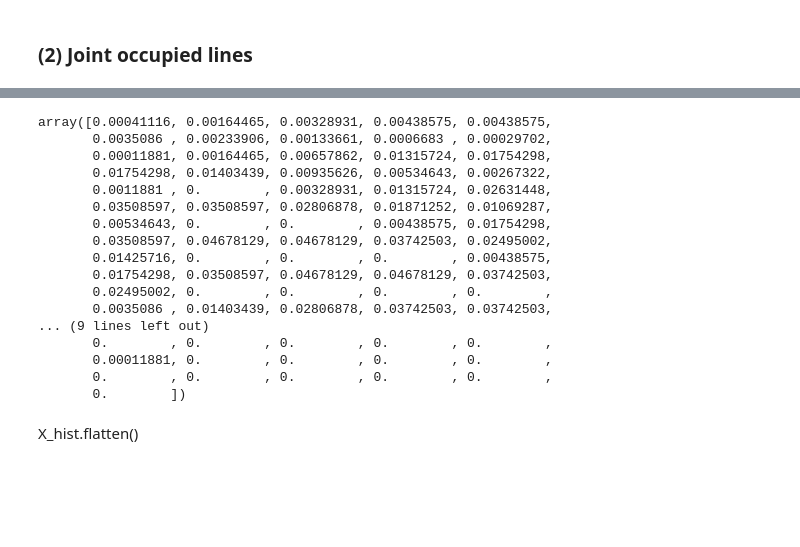
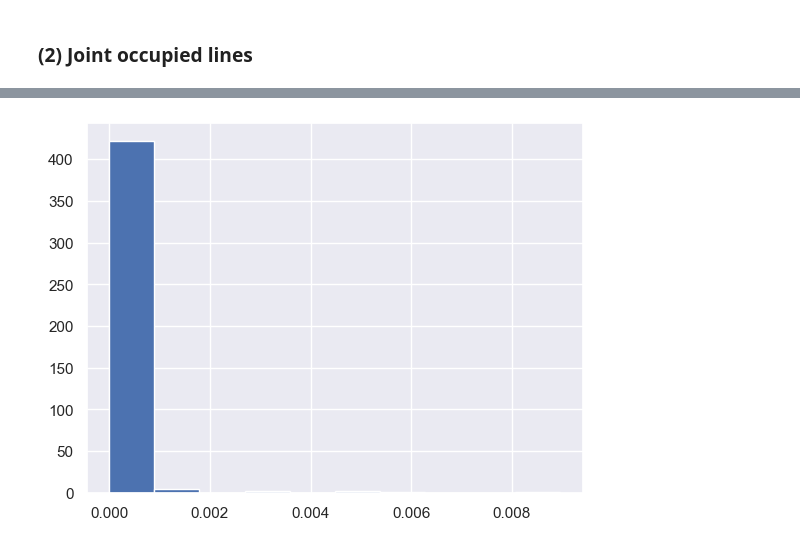
Before and after one commit to SigurdThorlund/02443-stochastic-simulation, a Jupyter notebook: sigurd/5-day/exercise_6.ipynb, the cells around one changed output, grey strips where cells are left out. Cells and saved outputs as stored; diff of their text form; code cells hidden in the pictures; blank space fills up the shorter version.

```diff
--- a/sigurd/5-day/exercise_6.ipynb
+++ b/sigurd/5-day/exercise_6.ipynb
@@ -231,22 +248,34 @@ plt.show()
-# %%
-P.flatten()
-# %% [output]
-array([0.00041116, 0.00164465, 0.00328931, 0.00438575, 0.00438575,
-       0.0035086 , 0.00233906, 0.00133661, 0.0006683 , 0.00029702,
-       0.00011881, 0.00164465, 0.00657862, 0.01315724, 0.01754298,
-       0.01754298, 0.01403439, 0.00935626, 0.00534643, 0.00267322,
-       0.0011881 , 0.        , 0.00328931, 0.01315724, 0.02631448,
-       0.03508597, 0.03508597, 0.02806878, 0.01871252, 0.01069287,
-       0.00534643, 0.        , 0.        , 0.00438575, 0.01754298,
-       0.03508597, 0.04678129, 0.04678129, 0.03742503, 0.02495002,
-       0.01425716, 0.        , 0.        , 0.        , 0.00438575,
-       0.01754298, 0.03508597, 0.04678129, 0.04678129, 0.03742503,
-       0.02495002, 0.        , 0.        , 0.        , 0.        ,
-       0.0035086 , 0.01403439, 0.02806878, 0.03742503, 0.03742503,
-... (9 lines left out)
-       0.        , 0.        , 0.        , 0.        , 0.        ,
-       0.00011881, 0.        , 0.        , 0.        , 0.        ,
-       0.        , 0.        , 0.        , 0.        , 0.        ,
-       0.        ])
-# %% [markdown]
-X_hist.flatten()
+# %%
+# Calculate p-values
+runs = 1000
+p_vals = np.ones(runs)
+P = analytical_solution_joined(A = [4, 4], m = 10) * N
+
+for r in tqdm(range(runs)):
+    X = metropolis_hastings_joined(A = [4, 4], m = 10, N = N, mode = 'ordinary')
+    X_hist = np.histogram2d(x = X[:, 0], y = X[:, 1], bins = np.arange(0, m + 2, 1), density=False)[0].astype(int)
+
+    # Remove zeroes
+    f_obs = X_hist.flatten()[np.where(X_hist.flatten() > 0)[0]]
+    f_exp = P.flatten()[np.where(P.flatten() > 0)[0]]
+
+    if f_obs.shape < f_exp.shape:
+        f_exp = f_exp[:f_obs.shape[0]]
+    elif f_obs.shape > f_exp.shape:
+        f_obs = f_obs[:f_exp.shape[0]]
+
+    # Chi square test
+    try:
+        test = stats.chisquare(f_obs = f_obs, f_exp = f_exp)
+    except:
+        continue
+    else:
+        p_vals[r] = test.pvalue
+# %%
+n_bins = 10
+ps = p_vals[p_vals < 1.0]
+
+plt.hist(x = ps, bins = n_bins)
+plt.show()
+# %% [output]
+[figure, added]
```
Also changed, not shown: parts of 4 cells of this notebook, 1 other file.
